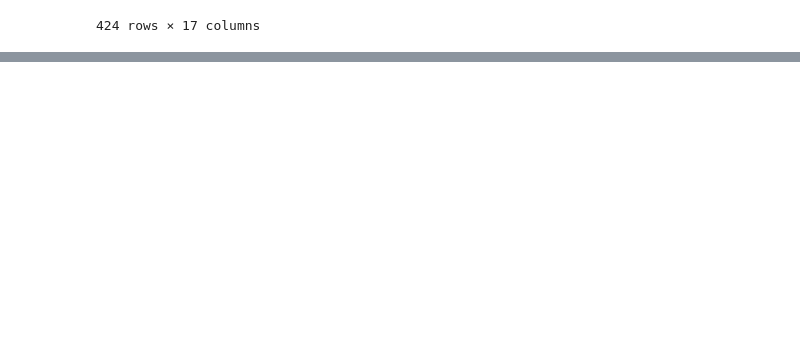
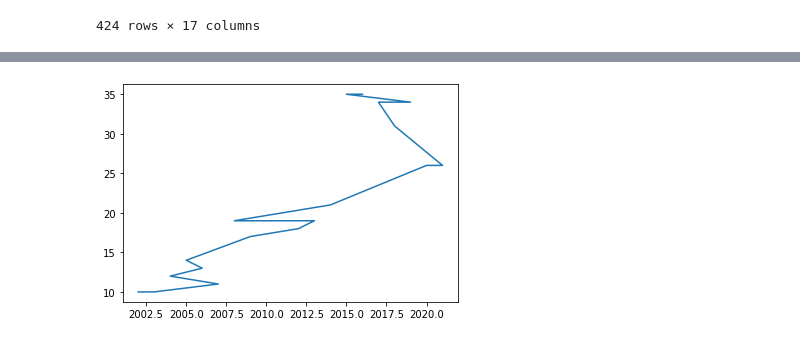
Before and after one commit to anamacao/analise_dados, a Jupyter notebook: Analise_dados_py.ipynb, the cells around one changed output, grey strips where cells are left out. Drawn from its saved outputs; the diff is of its cells as text; code cells hidden in the pictures; blank space fills up the shorter version.

```diff
--- a/Analise_dados_py.ipynb
+++ b/Analise_dados_py.ipynb
@@ -152,0 +249,4 @@ contexto
+# %%
+barras= frequencia.plot(kind="line")
+# %% [output]
+[figure, added]
```
Also changed, not shown: parts of 14 cells of this notebook.
